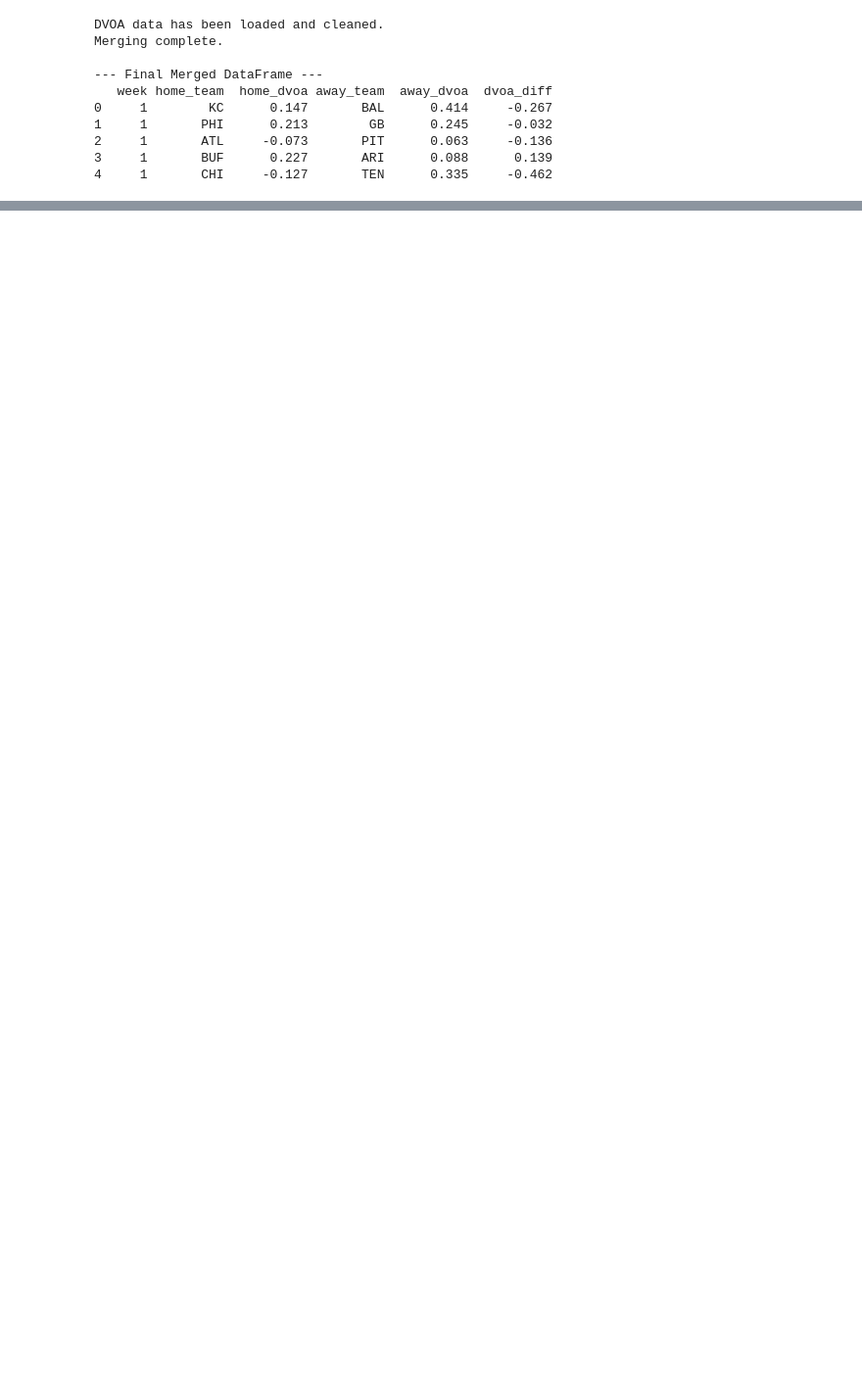
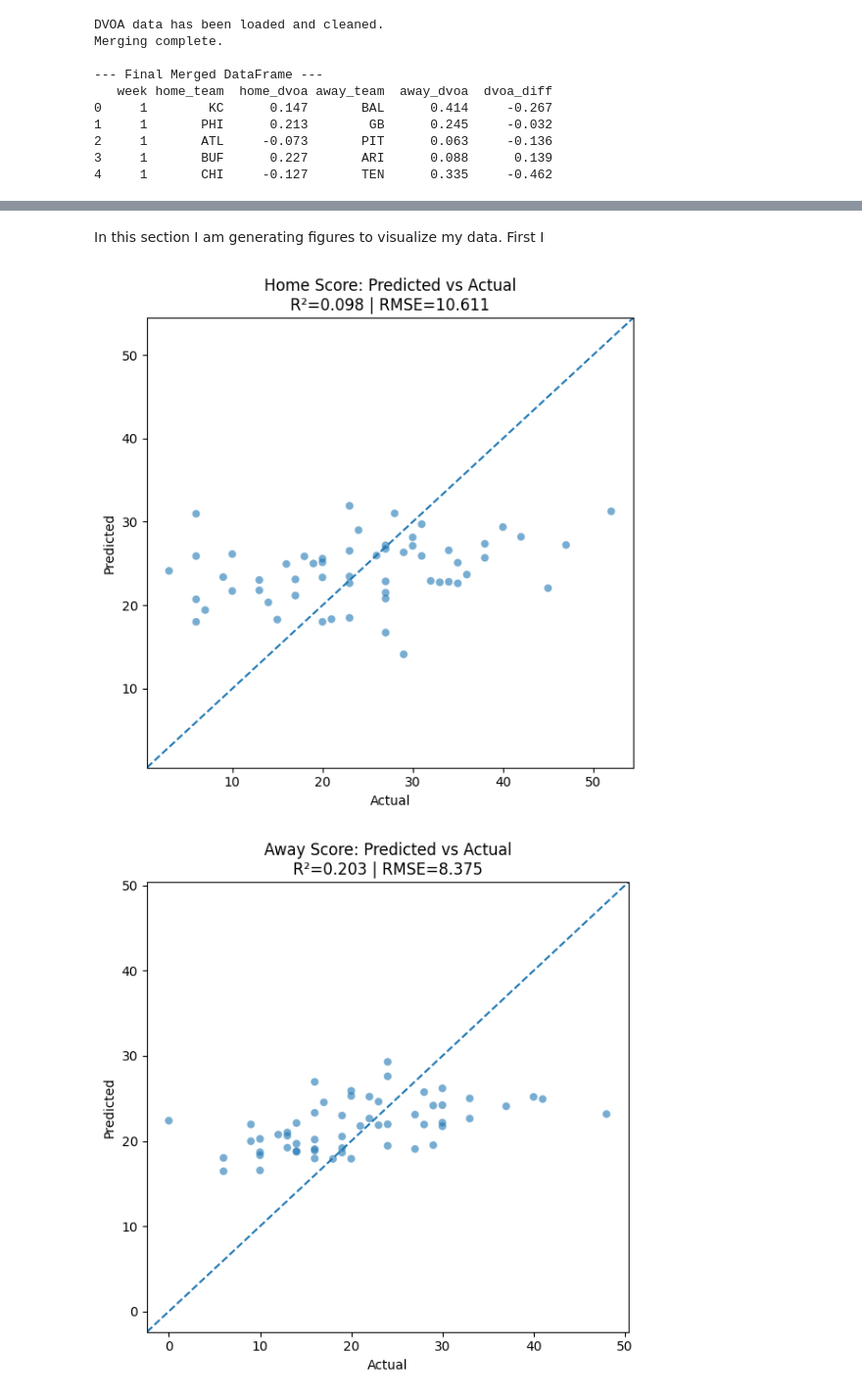
Before and after one commit to INFO-523-SU25/final-project-dmaichle00, a Jupyter notebook: final_project.ipynb, the cells around one changed output, grey strips where cells are left out. Shown: that part at 98% size. Cells and saved outputs as stored; diff of their text form; code cells hidden in the pictures; blank space fills up the shorter version.

```diff
--- a/final_project.ipynb
+++ b/final_project.ipynb
@@ -161,0 +319,15 @@ dtype: object
+# %%
+#Section 6: Roof column binary conversion
+# Normalize text
+final_df["roof"] = final_df["roof"].astype(str).str.strip().str.lower()
+
+# Map to binary
+roof_to_bin = {
+    "outdoors": 1, "outdoor": 1, "open": 1,          # outdoors
+    "dome": 0, "closed": 0, "indoor": 0, "indoors": 0, "closed dome": 0,  # indoor/closed
+     "retractable": 0, "retractable roof": 0,      #treating retractable as indoor
+}
+
+final_df["is_outdoors_game"] = final_df["roof"].map(roof_to_bin).astype("Int8")
+
+print(final_df[["roof", "is_outdoors_game"]].head())
@@ -161,0 +465,45 @@ dtype: object
+# %% [markdown]
+In this section I am generating figures to visualize my data. First I
+# %%
+#Section 10: Plotting Predicted vs Actual Scores
+import numpy as np
+import matplotlib.pyplot as plt
+from sklearn.metrics import r2_score, root_mean_squared_error
+
+def plot_pred_vs_actual(y_true, y_pred, title):
+    # axis limits
+    lo = min(y_true.min(), y_pred.min())
+    hi = max(y_true.max(), y_pred.max())
+    pad = 0.05 * (hi - lo) if hi > lo else 1.0
+    lo, hi = lo - pad, hi + pad
+
+    r2  = r2_score(y_true, y_pred)
+    rmse = root_mean_squared_error(y_true, y_pred)
+
+    plt.figure(figsize=(6,6))
+    plt.scatter(y_true, y_pred, alpha=0.6, edgecolor="none")
+    plt.plot([lo, hi], [lo, hi], linestyle="--")  # 45° reference
+    plt.xlabel("Actual")
+    plt.ylabel("Predicted")
+    plt.title(f"{title}\nR²={r2:.3f} | RMSE={rmse:.3f}")
+    plt.xlim(lo, hi); plt.ylim(lo, hi)
+    plt.tight_layout()
+    plt.savefig(f'images/{title.replace(" ", "_").lower()}.png')  # Save the plot as an image
+    plt.show()
+
+# Home score
+plot_pred_vs_actual(
+    y_true=y_test["home_score"].values,
+    y_pred=y_pred_ridge[:, 0],
+    title="Home Score: Predicted vs Actual"
+)
+
+# Away score
+plot_pred_vs_actual(
+    y_true=y_test["away_score"].values,
+    y_pred=y_pred_ridge[:, 1],
+    title="Away Score: Predicted vs Actual"
+)
+# %% [output]
+[figure, added]
+[figure, added]
```
Also changed, not shown: parts of 20 cells of this notebook, 11 other files.
